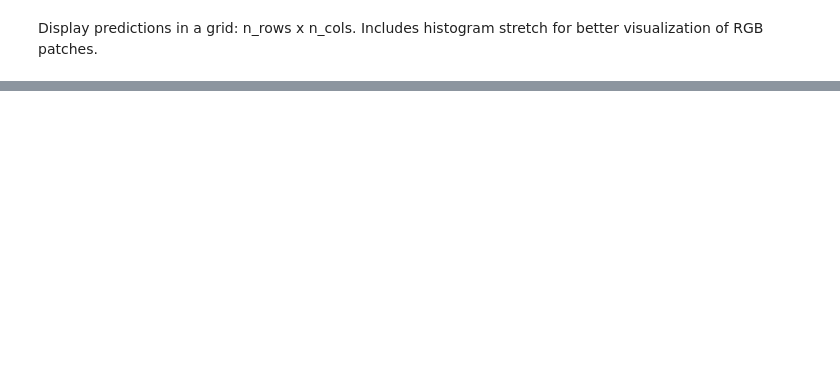
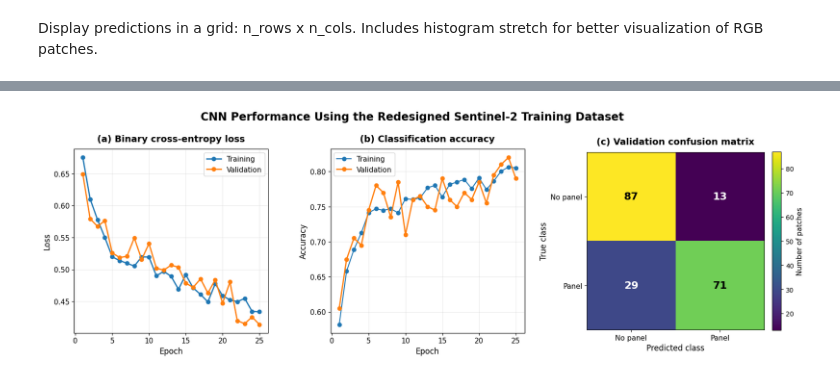
Before and after one commit to DannyJung23/SatelliteDataAI-UoA, a Jupyter notebook: My-Lab-Notebooks/761_Lab4.ipynb, the cells around one changed output, grey strips where cells are left out. Drawn from its saved outputs; the diff is of its cells as text; code cells hidden in the pictures; blank space fills up the shorter version.

```diff
--- a/My-Lab-Notebooks/761_Lab4.ipynb
+++ b/My-Lab-Notebooks/761_Lab4.ipynb
@@ -421,0 +1301,18 @@ show_patch_predictions_grid(val_ds, model, n_rows=1, n_cols=5)
+# %%
+Y_true_q7 = []
+Y_prob_q7 = []
+
+for X_batch_q7, Y_batch_q7 in val_ds_q7:
+    prob_batch_q7 = model_q7.predict(X_batch_q7, verbose=0).ravel()
+    Y_true_q7.extend(Y_batch_q7.numpy())
+    Y_prob_q7.extend(prob_batch_q7)
+
+Y_true_q7 = np.asarray(Y_true_q7, dtype=np.int32)
+Y_prob_q7 = np.asarray(Y_prob_q7, dtype=np.float32)
+
+# Standard binary decision threshold
+Y_pred_q7 = (Y_prob_q7 >= 0.5).astype(np.int32)
+
+print("Validation samples evaluated:", len(Y_true_q7))
+print("True positive samples:", np.sum(Y_true_q7 == 1))
+print("True negative samples:", np.sum(Y_true_q7 == 0))
@@ -421,0 +1374,80 @@ show_patch_predictions_grid(val_ds, model, n_rows=1, n_cols=5)
+# %%
+epochs_q7 = np.arange(1, len(history_dict_q7["loss"]) + 1)
+fig_q7, axes_q7 = plt.subplots(1, 3, figsize=(16.5, 5.8))
+
+# ---------------- (a) Loss ----------------
+ax_q7 = axes_q7[0]
+ax_q7.plot(epochs_q7, history_dict_q7["loss"], marker="o", linewidth=2, label="Training")
+ax_q7.plot(epochs_q7, history_dict_q7["val_loss"], marker="o", linewidth=2, label="Validation")
+ax_q7.set_title("(a) Binary cross-entropy loss", fontsize=14, fontweight="bold", pad=12)
+ax_q7.set_xlabel("Epoch", fontsize=12)
+ax_q7.set_ylabel("Loss", fontsize=12)
+ax_q7.tick_params(axis="both", labelsize=11)
+ax_q7.legend(fontsize=11, frameon=True)
+ax_q7.grid(alpha=0.25)
+
+# ---------------- (b) Accuracy ----------------
+ax_q7 = axes_q7[1]
+ax_q7.plot(epochs_q7, history_dict_q7["accuracy"], marker="o", label="Training")
+ax_q7.plot(epochs_q7, history_dict_q7["val_accuracy"], marker="o", linewidth=2, label="Validation")
+ax_q7.set_title("(b) Classification accuracy", fontsize=14, fontweight="bold", pad=12)
+ax_q7.set_xlabel("Epoch", fontsize=12)
+ax_q7.set_ylabel("Accuracy", fontsize=12)
+ax_q7.tick_params(axis="both", labelsize=11)
+ax_q7.legend(fontsize=11, frameon=True)
+ax_q7.grid(alpha=0.25)
+
+# ---------------- (c) Confusion matrix ----------------
+ax_q7 = axes_q7[2]
+im_q7 = ax_q7.imshow(cm_q7)
+ax_q7.set_title("(c) Validation confusion matrix", fontsize=14, fontweight="bold", pad=12)
+ax_q7.set_xlabel("Predicted class", fontsize=12)
+ax_q7.set_ylabel("True class", fontsize=12)
+ax_q7.set_xticks([0, 1])
+ax_q7.set_yticks([0, 1])
+ax_q7.set_xticklabels(["No panel", "Panel"], fontsize=11)
+ax_q7.set_yticklabels(["No panel", "Panel"], fontsize=11)
+threshold_q7 = cm_q7.max() / 2
+
+for i_q7 in range(2):
+    for j_q7 in range(2):
+        ax_q7.text(
+            j_q7,
+            i_q7,
+            str(cm_q7[i_q7, j_q7]),
+            ha="center",
+            va="center",
+            fontsize=16,
+            fontweight="bold",
+            color="black" if cm_q7[i_q7, j_q7] > threshold_q7 else "white"
+        )
+
+cbar_q7 = fig_q7.colorbar(im_q7, ax=ax_q7, fraction=0.046, pad=0.04)
+cbar_q7.ax.tick_params(labelsize=10)
+cbar_q7.set_label("Number of patches", fontsize=11)
+
+fig_q7.suptitle(
+    "CNN Performance Using the Redesigned Sentinel-2 Training Dataset",
+    fontsize=17,
+    fontweight="bold",
+    y=0.98
+)
+
+plt.subplots_adjust(
+    left=0.06,
+    right=0.98,
+    top=0.84,
+    bottom=0.16,
+    wspace=0.32
+)
+
+plt.savefig(
+    "Q7_CNN_performance_redesigned_training.png",
+    dpi=300,
+    bbox_inches="tight",
+    pad_inches=0.18
+)
+
+plt.show()
+# %% [output]
+[figure, added]
```
Also changed, not shown: parts of 54 cells of this notebook.
